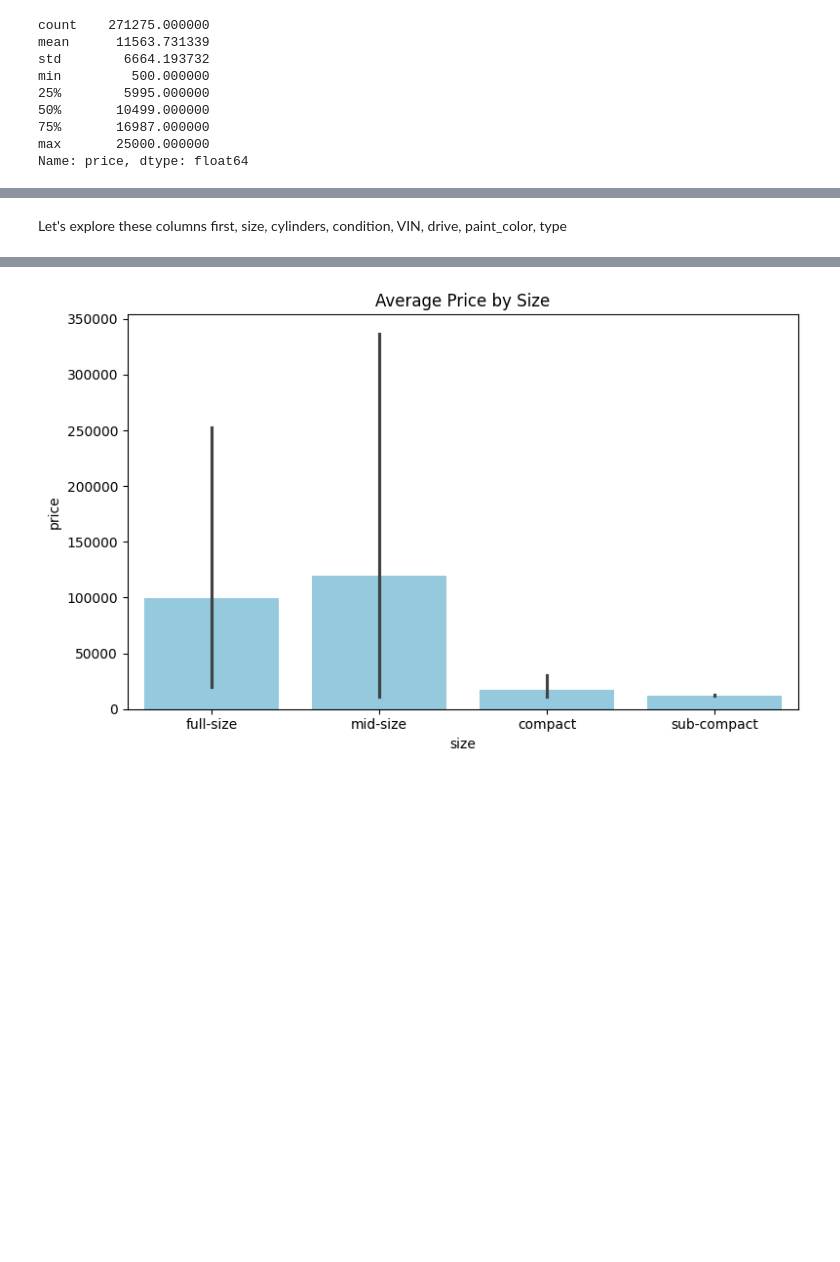
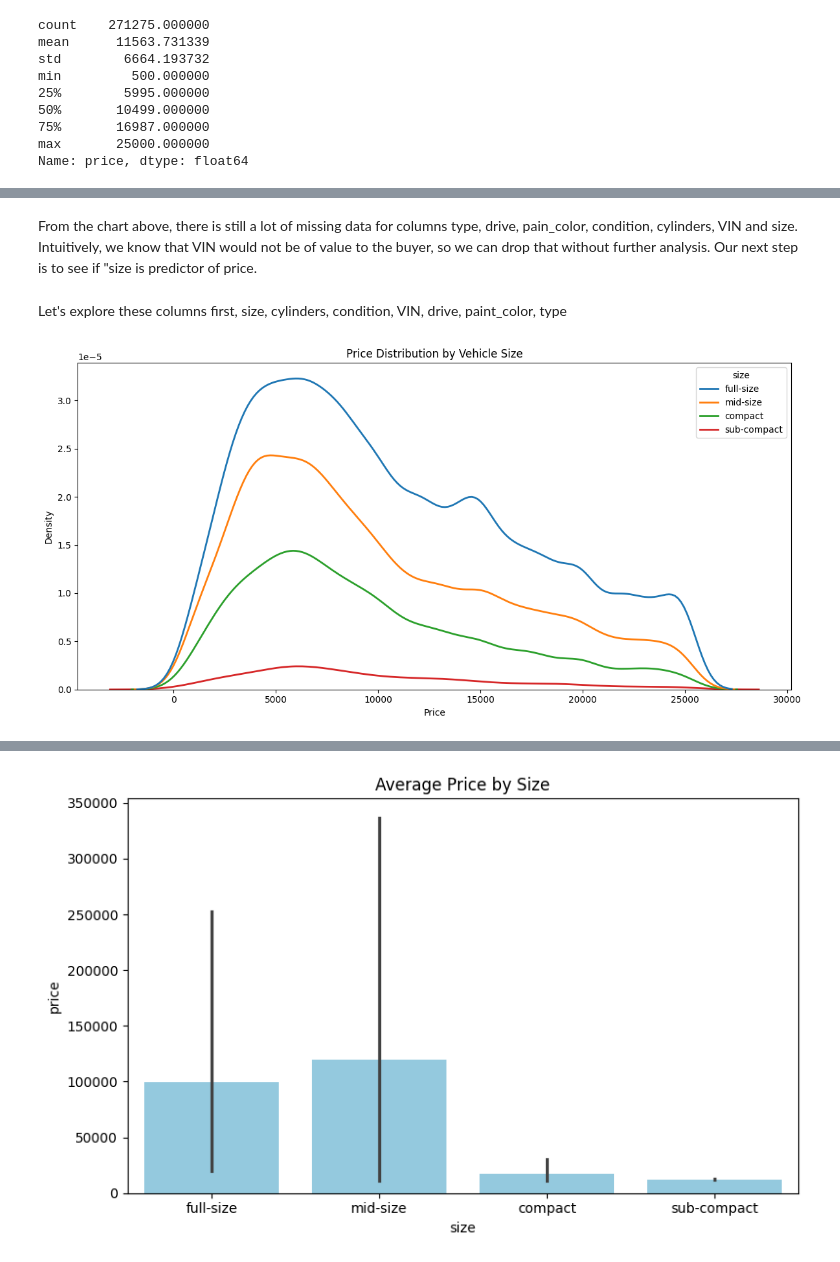
Before and after one commit to jeffreylgoode/what-drives-car-prices, a Jupyter notebook: notebooks/car_price_analysis.ipynb, the cells around one changed output, grey strips where cells are left out. Drawn from its saved outputs; the diff is of its cells as text; code cells hidden in the pictures; blank space fills up the shorter version.

```diff
--- a/notebooks/car_price_analysis.ipynb
+++ b/notebooks/car_price_analysis.ipynb
@@ -135,2 +183,25 @@ plt.show()
+# %% [markdown]
+From the chart above, there is still a lot of missing data for columns type, drive, pain_color, condition, cylinders, VIN and size.  Intuitively, we know that VIN would not be of value to the buyer, so we can drop that without further analysis. Our next step is to see if "size is predictor of price.
 # %% [markdown]
 Let's explore these columns first, size, cylinders, condition, VIN, drive, paint_color, type
+# %%
+import seaborn as sns
+import matplotlib.pyplot as plt
+
+plt.figure(figsize=(12, 6))
+
+sns.kdeplot(
+    data=df_clean,
+    x="price",
+    hue="size",        # separate curves by size
+    fill=False,        # keep it clean
+    linewidth=2
+)
+
+plt.title("Price Distribution by Vehicle Size")
+plt.xlabel("Price")
+plt.ylabel("Density")
+plt.tight_layout()
+plt.show()
+# %% [output]
+[figure, added]
```
Also changed, not shown: parts of 9 cells of this notebook.
